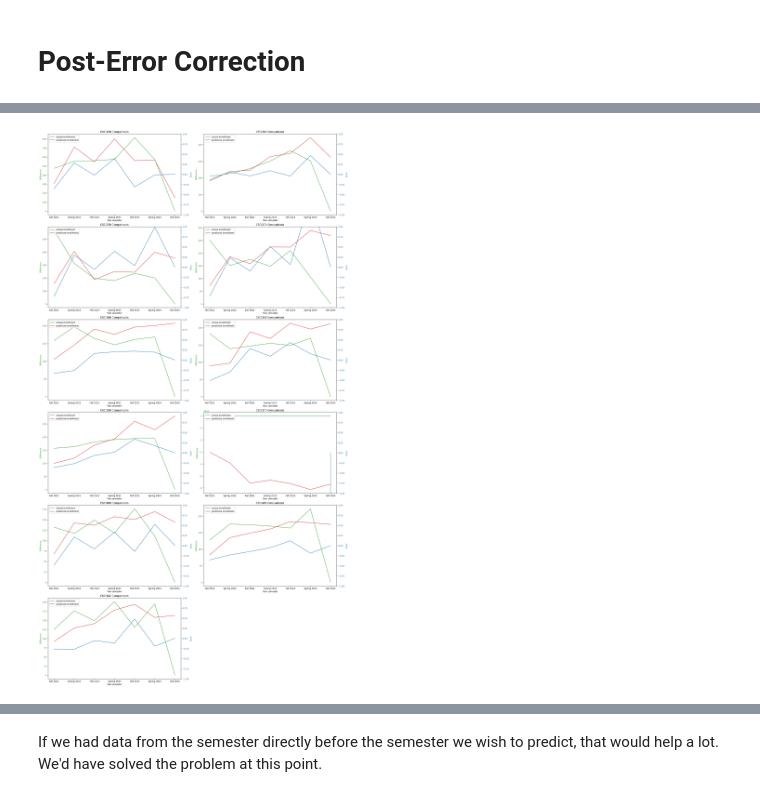
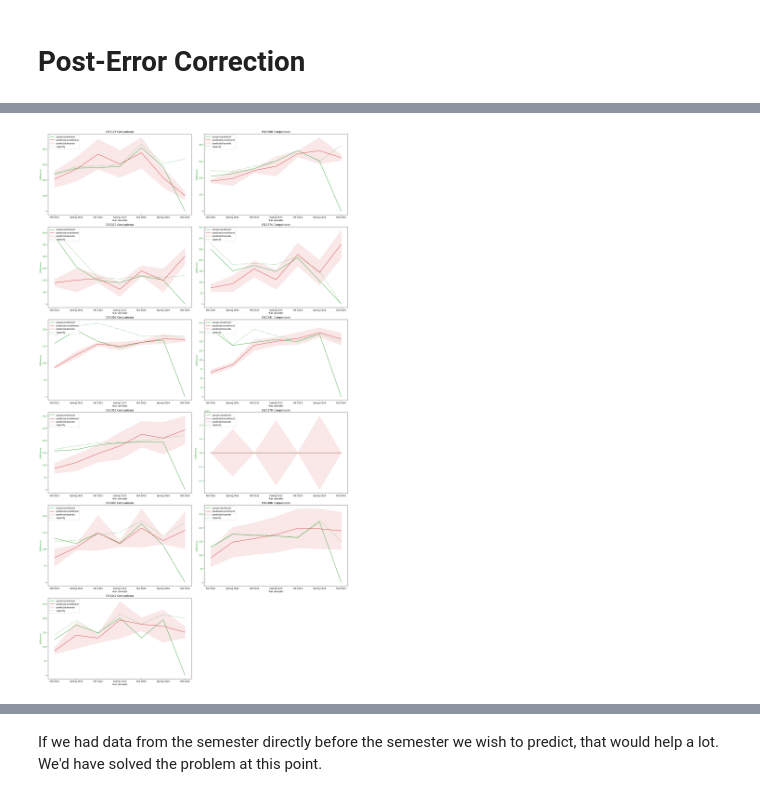
Before and after one commit to ifrycolorado/Enrollment_Project, a Jupyter notebook: src/state_estimator.ipynb, the cells around one changed output, grey strips where cells are left out. Drawn from its saved outputs; the diff is of its cells as text; code cells hidden in the pictures.

```diff
--- a/src/state_estimator.ipynb
+++ b/src/state_estimator.ipynb
@@ -379,5 +407,5 @@ results_df = results_df.merge(simple_grouped_df, on='class', how='left', suffixe
 # %%
-results_df['error_corrected_predicted_enrollment'] = results_df['predicted enrollment'] - results_df['error_avg'] * results_df['predicted enrollment']
+results_df['error_corrected_predicted_enrollment'] = results_df['predicted enrollment'] - results_df['error avg'] * results_df['predicted enrollment']
 results_df['error_corrected_error'] = (results_df['error_corrected_predicted_enrollment'] - results_df['actual enrollment'] + 0.00001) / (results_df['actual enrollment'] + 0.00001)
 # %% [markdown]
 # Fall 2024 Enrollment
@@ -396,7 +426,7 @@ predicted_comparison_dict = {cl: predicted_count_dict[cl] - prev_count_dict[cl]
 predicted_enrollment_dict = {cl: predicted_comparison_dict[cl] / grouped_df[grouped_df['class'] == cl]['pass rate'].values[0] for cl in cs_classes}
 
 # error correct
-error_corrected_predicted_enrollment_dict = {cl: predicted_enrollment[cl] - grouped_df[grouped_df['class'] == cl]['error'].values[0] * predicted_enrollment[cl] for cl in cs_classes}
+error_corrected_predicted_enrollment_dict = {cl: predicted_enrollment_dict[cl] - semester_grouped_df[(semester_grouped_df['class'] == cl) & (semester_grouped_df['semester'] == 'Fall')]['error'].values[0] * predicted_enrollment_dict[cl] for cl in cs_classes}
 
 print("FALL 2024 PREDICTIONS")
 print(f"Raw predictions: \n{predicted_comparison_dict}")
@@ -495,0 +546,6 @@ plt.show()
+# %%
+# add upper and lower bound based on historical error
+results_df['upper predicted enrollment'] = results_df['fudge_corrected_predicted_enrollment'] + (results_df['fudge_corrected_predicted_enrollment'] * (results_df['error avg'].abs()))
+results_df['lower predicted enrollment'] = results_df['fudge_corrected_predicted_enrollment'] - (results_df['fudge_corrected_predicted_enrollment'] * (results_df['error avg'].abs()))
+
+display(results_df[results_df['class'] == 'CSCI220'])
@@ -496,3 +561,10 @@ plt.show()
+# %%
+# set all instances of infinity error to 0
+results_df['error_corrected_error'] = results_df['error_corrected_error'].replace([np.inf, -np.inf], 0)
+results_df['error'] = results_df['error'].replace([np.inf, -np.inf], 0)
+
+# replace all instances of nan with 0
+results_df = results_df.fillna(0)
 # %%
 # Calculate the number of rows and columns for the subplot grid
 num_classes = len(cs_classes)
@@ -500,38 +572,46 @@ num_rows = int(np.ceil(num_classes / 2))  # Adjust the divisor to change the num
 
 # Create a figure with subplots
 fig, axs = plt.subplots(num_rows, 2, figsize=(20, 6 * num_rows), constrained_layout=True)
 axs = axs.flatten()  # Flatten the array for easy iteration
 
 for i, cl in enumerate(cs_classes):
     plot_df = results_df[results_df['class'] == cl]
 
     # Select the subplot for the current class
     ax1 = axs[i]
 
+    #
+
     # Plotting on the primary y-axis
     color = 'tab:green'
     ax1.set_xlabel('Year semester')
     ax1.set_ylabel('Difference', color=color)
     ax1.plot(plot_df['year_semester'], plot_df['actual enrollment'], color=color, label='actual enrollment')
-    ax1.plot(plot_df['year_semester'], plot_df['error_corrected_predicted_enrollment'], color='tab:red', label='predicted enrollment')
+    ax1.plot(plot_df['year_semester'], plot_df['fudge_corrected_predicted_enrollment'], color='tab:red', label='predicted enrollment')
+
+    # Fill the area between the upper and lower bounds
+    ax1.fill_between(plot_df['year_semester'], plot_df['upper predicted enrollment'], plot_df['lower predicted enrollment'],
+                     color='tab:red', alpha=0.1, label='predicted bounds')
+
+    ax1.plot(plot_df['year_semester'], plot_df['capacity'], color='tab:green', linestyle = 'dotted', label='capacity')
     ax1.tick_params(axis='y', labelcolor=color)
     ax1.legend(loc='upper left')
 
     # Creating a secondary y-axis for the current subplot
-    ax2 = ax1.twinx()
-    color = 'tab:blue'
-    ax2.set_ylabel('Error', color=color)
-    ax2.plot(plot_df['year_semester'], plot_df['error_corrected_error'], color=color)
-    ax2.tick_params(axis='y', labelcolor=color)
-    ax2.set_ylim([-1, 1])
+    # ax2 = ax1.twinx()
+    # color = 'tab:blue'
+    # ax2.set_ylabel('Error', color=color)
+    # ax2.plot(plot_df['year_semester'], plot_df['error_corrected_error'], color=color, linestyle='dotted')
+    # ax2.tick_params(axis='y', labelcolor=color)
+    # ax2.set_ylim([-1, 1])
 
     # Set the title for the current subplot
     ax1.set_title(f"{cl} Comparisons")
 
 # Hide unused subplots if the number of classes is odd
 if num_classes % 2 != 0:
     axs[-1].axis('off')
 
 plt.show()
 # %% [output]
-[figure, old version]
+[figure, new version]
```
Also changed, not shown: parts of 18 cells of this notebook, 1 other file.
